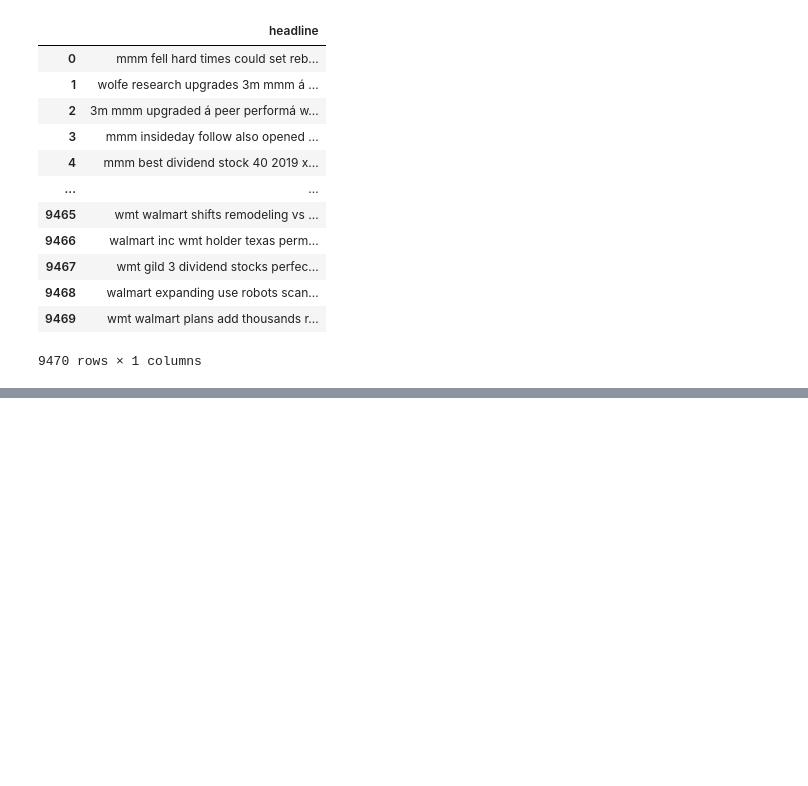
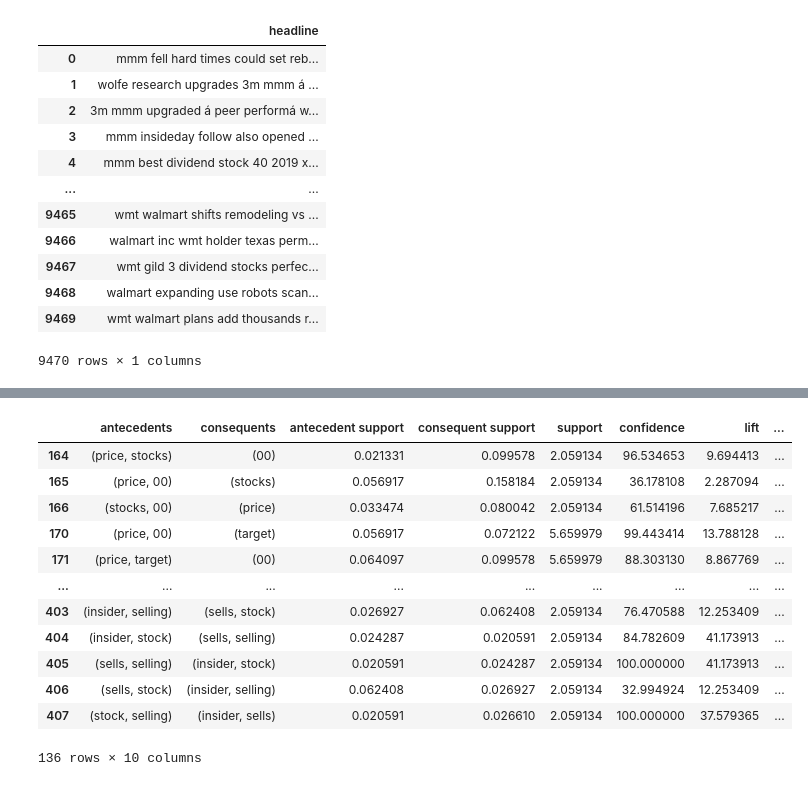
Before and after one commit to karunyads/MiniProject-FE, a Jupyter notebook: Mini_Project_2_Group_13.ipynb, the cells around one changed output, grey strips where cells are left out. Drawn from its saved outputs; the diff is of its cells as text; code cells hidden in the pictures; blank space fills up the shorter version.

```diff
--- a/Mini_Project_2_Group_13.ipynb
+++ b/Mini_Project_2_Group_13.ipynb
@@ -340,0 +321,20 @@ association_results
+# %%
+rules = association_rules(frequent_itemsets, metric="support", min_threshold=0.02)
+rules["antecedent_len"] = rules["antecedents"].apply(lambda x: len(x))
+rules["confidence"] = rules["confidence"] *100
+rules["support"] = rules["support"] *100
+rules[ (rules['antecedent_len'] >= 2) ]
+# %% [output]
+|  | antecedents | consequents | antecedent support | consequent support | support | confidence | lift | ... |
+| 164 | (price, stocks) | (00) | 0.021331 | 0.099578 | 2.059134 | 96.534653 | 9.694413 | ... |
+| 165 | (price, 00) | (stocks) | 0.056917 | 0.158184 | 2.059134 | 36.178108 | 2.287094 | ... |
+| 166 | (stocks, 00) | (price) | 0.033474 | 0.080042 | 2.059134 | 61.514196 | 7.685217 | ... |
+| 170 | (price, 00) | (target) | 0.056917 | 0.072122 | 5.659979 | 99.443414 | 13.788128 | ... |
+| 171 | (price, target) | (00) | 0.064097 | 0.099578 | 5.659979 | 88.303130 | 8.867769 | ... |
+| ... | ... | ... | ... | ... | ... | ... | ... | ... |
+| 403 | (insider, selling) | (sells, stock) | 0.026927 | 0.062408 | 2.059134 | 76.470588 | 12.253409 | ... |
+| 404 | (insider, stock) | (sells, selling) | 0.024287 | 0.020591 | 2.059134 | 84.782609 | 41.173913 | ... |
+| 405 | (sells, selling) | (insider, stock) | 0.020591 | 0.024287 | 2.059134 | 100.000000 | 41.173913 | ... |
+| 406 | (sells, stock) | (insider, selling) | 0.062408 | 0.026927 | 2.059134 | 32.994924 | 12.253409 | ... |
+| 407 | (stock, selling) | (insider, sells) | 0.020591 | 0.026610 | 2.059134 | 100.000000 | 37.579365 | ... |
+136 rows × 10 columns
```
Also changed, not shown: parts of 18 cells of this notebook.
